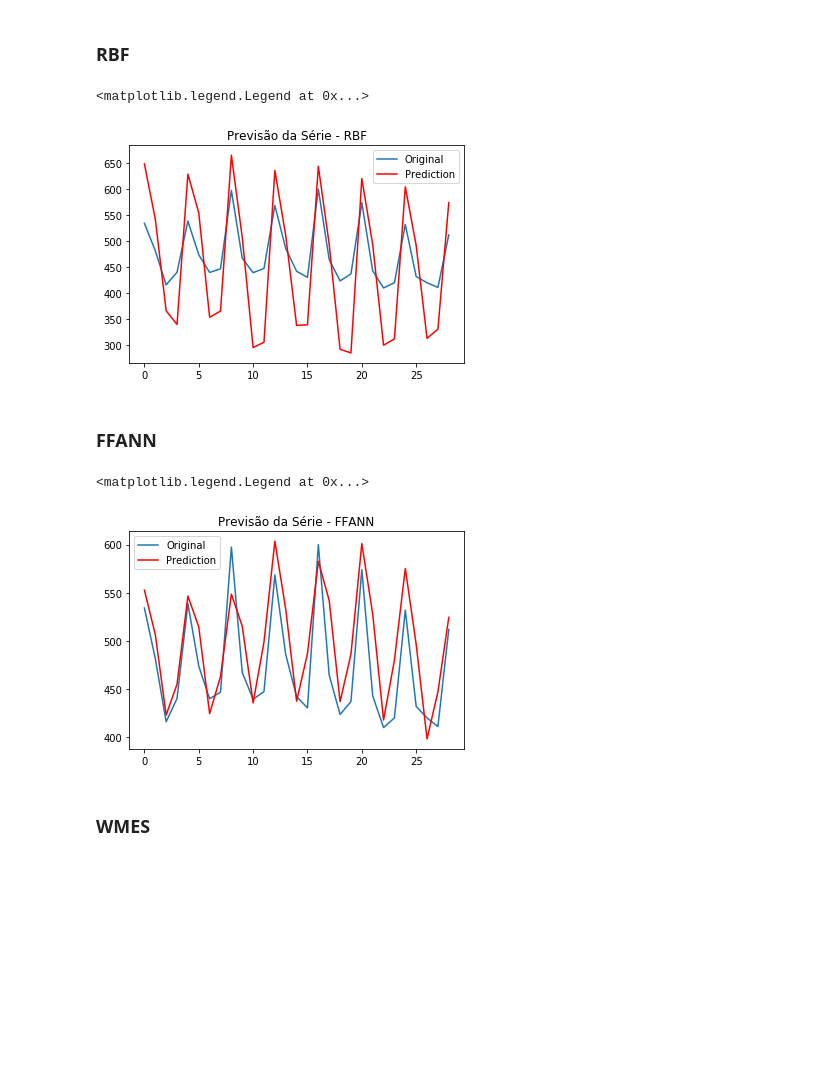
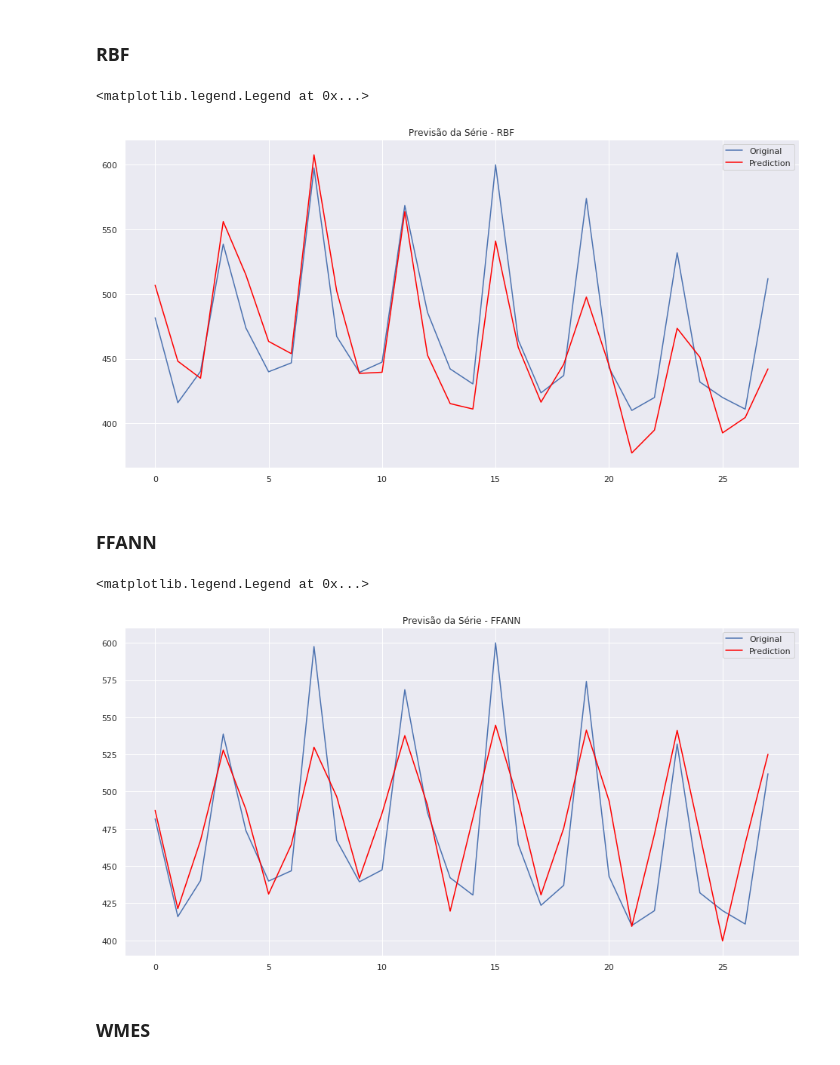
Before and after one commit to jvcm/time-series, a Jupyter notebook: hybrid_system/analysis.ipynb, the cells around one changed output. Cells and saved outputs as stored; diff of their text form; code cells hidden in the pictures; blank space fills up the shorter version.

```diff
--- a/hybrid_system/analysis.ipynb
+++ b/hybrid_system/analysis.ipynb
@@ -11,11 +11,18 @@ from RBF import RBF
 from sklearn.neural_network import MLPRegressor
 from statsmodels.tsa.api import ExponentialSmoothing, SimpleExpSmoothing, Holt
 import statsmodels.api as sm
+import seaborn as sns
+sns.set()
+from matplotlib.pylab import rcParams
+
+rcParams['figure.figsize'] = 16, 8
 # %%
 df = pd.read_csv('beer.csv')
 data = df.iloc[:, -1].values
 
+ent = 8
+
 serie_normal = functions.normalizar_serie(data)
-serie_lags = functions.gerar_janelas(tam_janela = 5, serie = serie_normal)
+serie_lags = functions.gerar_janelas(tam_janela = ent, serie = serie_normal)
 X_train, y_train, X_test, y_test = functions.split_serie_with_lags(serie = serie_lags, perc_train = 0.8, perc_val = 0)
 # %%
@@ -40,8 +55,8 @@ plt.legend()
 # %% [markdown]
 ## Test Data
 # %%
-y_test_ = functions.desnormalizar(y_test, data)
-y_pred_ = functions.desnormalizar(y_pred, data)
+y_test_ = functions.desnormalizar(y_test, data).iloc[:,0].values
+y_pred_ = functions.desnormalizar(y_pred, data).iloc[:,0].values
 # %%
 plt.plot(y_test_, label = 'Original')
 plt.plot(y_pred_, label = 'Prediction', color = 'red')
@@ -114,17 +154,18 @@ plt.legend()
 # %% [markdown]
 ### RBF
 # %%
-rbf = RBF(5, 2, 1)
+rbf = RBF(8, 32, 1)
 rbf.train(X_train, y_train)
 z = rbf.test(X_test)
+z_ = functions.desnormalizar(z, data).iloc[:,0].values
 # %%
-plt.plot(functions.desnormalizar(y_test, data), label = 'Original')
-plt.plot(functions.desnormalizar(z,data) , label = 'Prediction', color = 'red')
+plt.plot(y_test_, label = 'Original')
+plt.plot(z_ , label = 'Prediction', color = 'red')
 plt.title('Previsão da Série - RBF')
 plt.legend()
 # %% [output]
 <matplotlib.legend.Legend at 0x...>
-[figure, old version]
+[figure, new version]
 # %% [markdown]
 ### FFANN
 # %%
@@ -134,11 +176,11 @@ ffann_pred = ffann.predict(X_test)
 # %%
-plt.plot(functions.desnormalizar(y_test, data), label = 'Original')
-plt.plot(functions.desnormalizar(ffann_pred, data) , label = 'Prediction', color = 'red')
+plt.plot(y_test_, label = 'Original')
+plt.plot(ffann_ , label = 'Prediction', color = 'red')
 plt.title('Previsão da Série - FFANN')
 plt.legend()
 # %% [output]
 <matplotlib.legend.Legend at 0x...>
-[figure, old version]
+[figure, new version]
 # %% [markdown]
 ### WMES
 # %%
```
Also changed, not shown: parts of 24 cells of this notebook.
